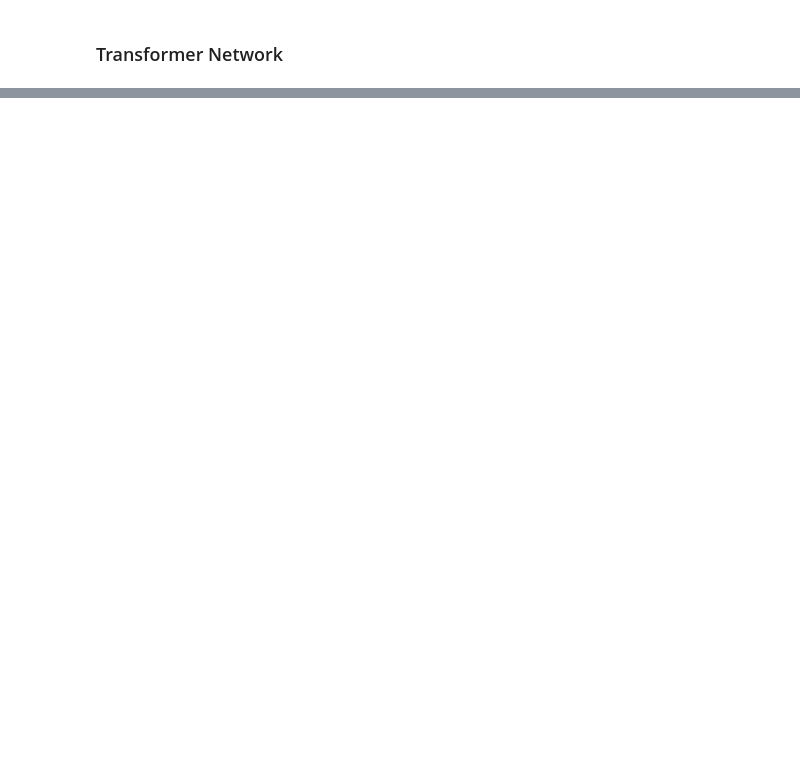
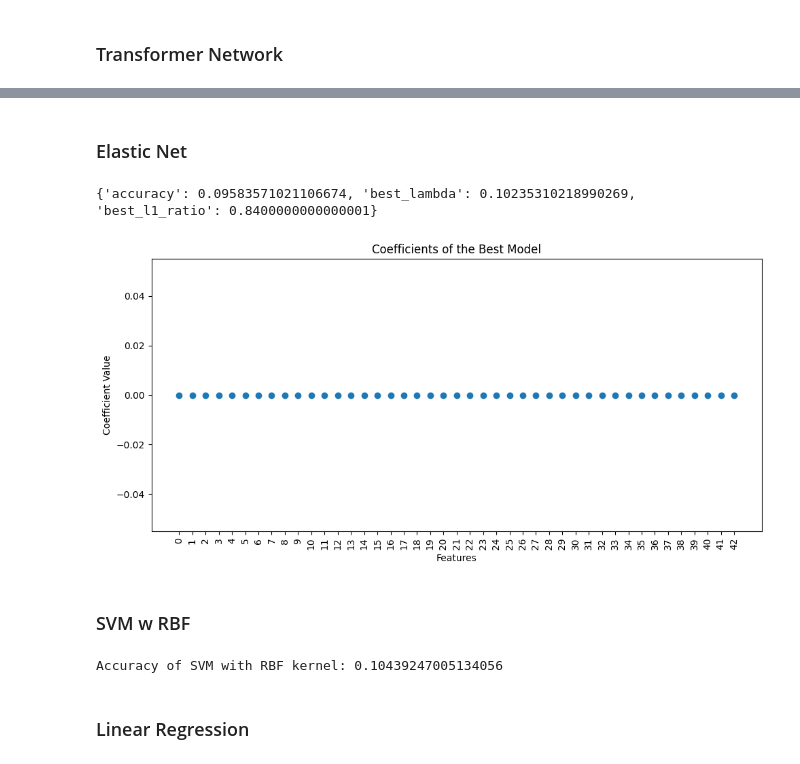
Before and after one commit to utilityfog/PVM, a Jupyter notebook: Predicting Heart Attack Risk/Predicting Heart Attack Risk.ipynb, the cells around one changed output, grey strips where cells are left out. Saved outputs shown, nothing was run; the diff lists cells and outputs as text; code cells hidden in the pictures; blank space fills up the shorter version.

```diff
--- a/Predicting Heart Attack Risk/Predicting Heart Attack Risk.ipynb
+++ b/Predicting Heart Attack Risk/Predicting Heart Attack Risk.ipynb
@@ -360,0 +932,73 @@ for epoch in range(epochs):
+# %% [markdown]
+### Elastic Net
+# %%
+from sklearn.linear_model import ElasticNetCV
+from sklearn.metrics import mean_squared_error, accuracy_score
+import numpy as np
+import pandas as pd
+import matplotlib.pyplot as plt
+
+def elastic_net_search(X_train, y_train, X_test, y_test, threshold=0.5):
+    # Setup ElasticNetCV with more iterations
+    model = ElasticNetCV(cv=5, l1_ratio=np.linspace(0.01, 1, 100), alphas=np.logspace(-6, 2, 100),
+                         max_iter=5000, tol=0.0001, random_state=42)
+
+    model.fit(X_train, y_train)
+
+    # Predicting on test set
+    y_pred = model.predict(X_test)
+
+    # Binarize predictions based on a threshold
+    y_pred_binarized = (y_pred > threshold).astype(int)
+
+    # Calculating Accuracy
+    accuracy = accuracy_score(y_test, y_pred_binarized)
+
+    results = {
+        'accuracy': accuracy,
+        'best_lambda': model.alpha_,
+        'best_l1_ratio': model.l1_ratio_
+    }
+
+    return results
+
+results = elastic_net_search(X_train, y_train, X_test, y_test)
+print(results)
+
+# Plotting coefficients of the best model
+best_model = ElasticNetCV(cv=5, l1_ratio=results['best_l1_ratio'], alphas=[results['best_lambda']],
+                          max_iter=5000, tol=0.01, random_state=42)
+
+best_model.fit(X_train, y_train)
+coefficients = best_model.coef_
+
+plt.figure(figsize=(10, 5))
+plt.plot(coefficients, marker='o', linestyle='none')
+plt.title('Coefficients of the Best Model')
+plt.xlabel('Features')
+plt.ylabel('Coefficient Value')
+plt.xticks(ticks=np.arange(len(coefficients)), rotation=90)
+plt.tight_layout()
+plt.show()
+# %% [output]
+{'accuracy': 0.09583571021106674, 'best_lambda': 0.10235310218990269, 'best_l1_ratio': 0.8400000000000001}
+[figure, added]
+# %% [markdown]
+### SVM w RBF
+# %%
+from sklearn.svm import SVC
+
+# SVM with RBF kernel
+svm_model = SVC(kernel='rbf', gamma='scale')
+svm_model.fit(X_train, y_train)
+
+# Predictions
+y_pred = svm_model.predict(X_test)
+
+# Evaluation
+accuracy = accuracy_score(y_test, y_pred)
+print(f'Accuracy of SVM with RBF kernel: {accuracy}')
+# %% [output]
+Accuracy of SVM with RBF kernel: 0.10439247005134056
+# %% [markdown]
+### Linear Regression
```
Also changed, not shown: parts of 42 cells of this notebook, 1 other file.
